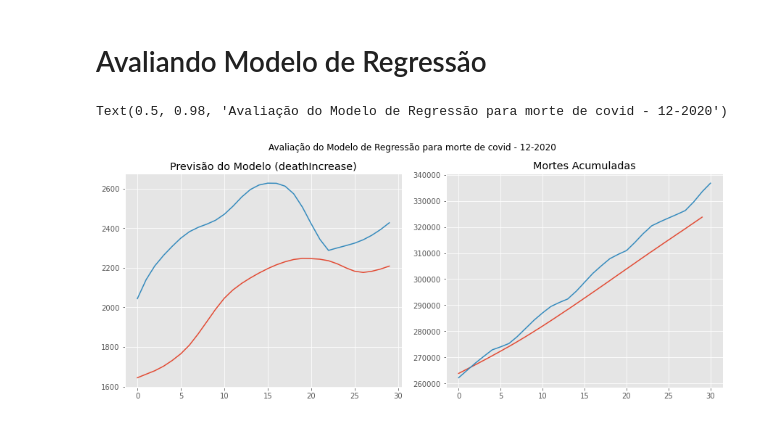
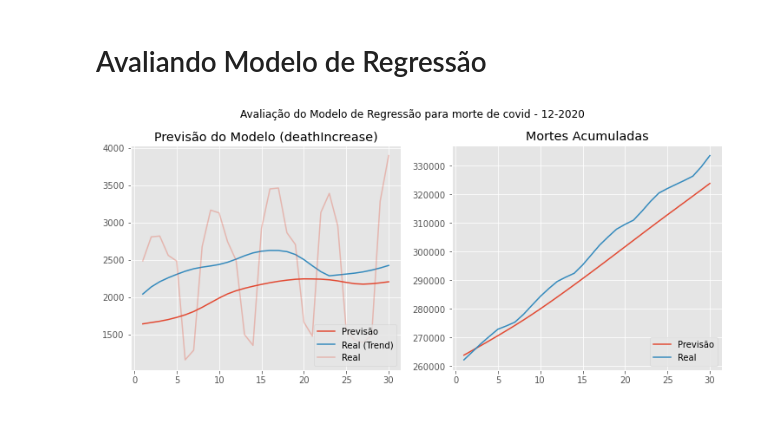
Before and after one commit to C0nrado/covid_prediction, a Jupyter notebook: 03_Avaliando_regressão.ipynb, the cells around one changed output. Saved outputs shown, nothing was run; the diff lists cells and outputs as text; code cells hidden in the pictures.

```diff
--- a/03_Avaliando_regressão.ipynb
+++ b/03_Avaliando_regressão.ipynb
@@ -6,29 +6,34 @@ import matplotlib.pyplot as plt
 import pandas as pd
 plt.style.use('ggplot')
 # %%
+
 # carregando valores previstos
 y_pred = np.load('./data/y_pred.npy')
 
 # caarregando valores de teste
-X = np.load('./data/test_set.npy')
-y_test = X[:,-1]
+test_set = np.load('./data/test_set.npy')
+y_test = test_set[:,-1]
 
 # carregando valores originais (mortes acumulas)
-death = pd.read_pickle('./data/dataframes/us_historical.pkl') \
+data = pd.read_pickle('./data/dataframes/us_historical.pkl') \
         .assign(date = lambda df: df['date'].apply(pd.Period)) \
         .set_index('date').sort_index() \
-        .loc['dec-2020', 'death']
+        .loc['dec-2020', ['death', 'deathIncrease']]
 # %%
-fig, (ax1, ax2) = plt.subplots(1,2, figsize=(12,5), constrained_layout=True)
-ax1.plot(y_pred, label='Previsão')
-ax1.plot(y_test, label='Real')
+fig, (ax1, ax2) = plt.subplots(1,2, figsize=(10,4.5), constrained_layout=True)
+xs = np.arange(len(y_pred))+1
+ax1.plot(xs, y_pred, label='Previsão')
+ax1.plot(xs, y_test, label='Real (Trend)')
+ax1.plot(xs, data['deathIncrease'].values[:-1], label='Real', color='C0', alpha=.3)
 ax1.set_title('Previsão do Modelo (deathIncrease)')
 
-ax2.plot(death[0]+np.cumsum(y_pred), label='Previsão')
-ax2.plot(death.values, label='Real')
+ax2.plot(xs, death[0]+np.cumsum(y_pred), label='Previsão')
+ax2.plot(xs, death.values[:-1], label='Real')
 ax2.set_title('Mortes Acumuladas')
 
 fig.suptitle('Avaliação do Modelo de Regressão para morte de covid - 12-2020')
+ax1.legend(loc=4)
+ax2.legend(loc=4)
+fig.savefig('data/imgs/model_performance.png', bbox_inches='tight')
 # %% [output]
-Text(0.5, 0.98, 'Avaliação do Modelo de Regressão para morte de covid - 12-2020')
-[figure, old version]
+[figure, new version]
```
Also changed, not shown: 3 other files.
